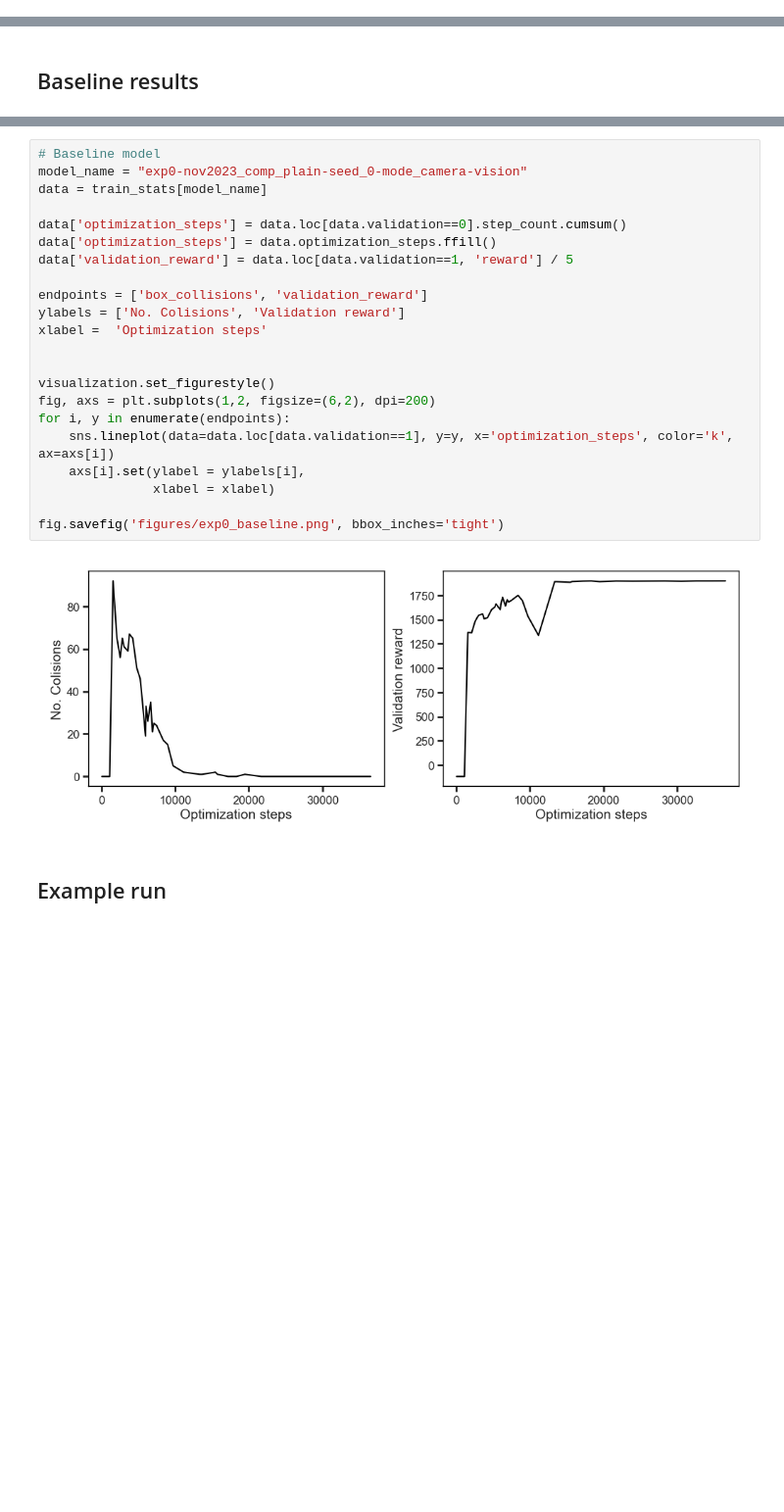
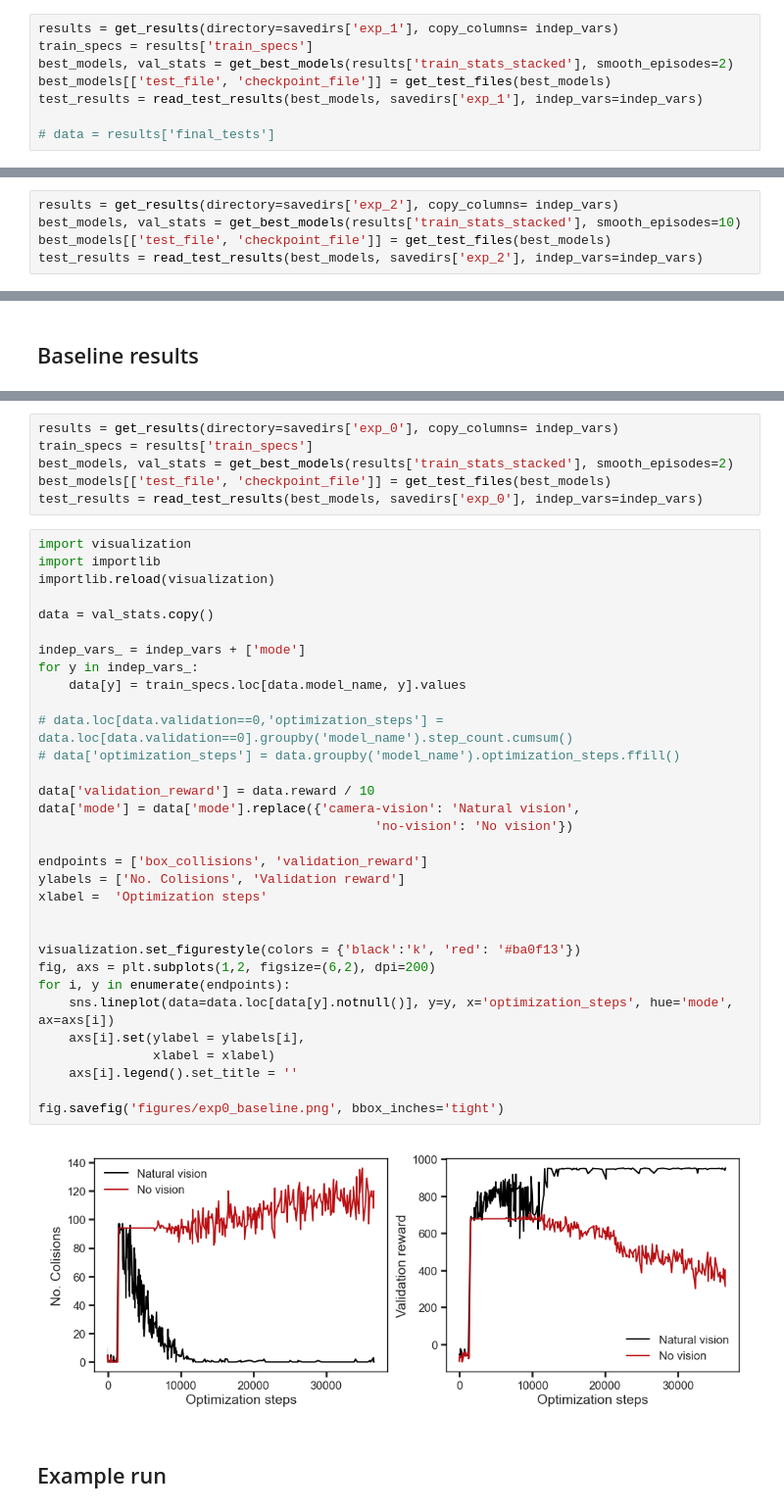
Before and after one commit to neuralcodinglab/RL-mobility, a Jupyter notebook: Python/Experiments/Analysis_Exp1.ipynb, the cells around one changed output, grey strips where cells are left out. Shown at 98% size. Drawn from its saved outputs; the diff is of its cells as text; blank space fills up the shorter version.

```diff
--- a/Python/Experiments/Analysis_Exp1.ipynb
+++ b/Python/Experiments/Analysis_Exp1.ipynb
@@ -100,0 +265,8 @@ data = data.loc[data.validation == 1].copy()
+# %%
+results = get_results(directory=savedirs['exp_1'], copy_columns= indep_vars)
+train_specs = results['train_specs']
+best_models, val_stats = get_best_models(results['train_stats_stacked'], smooth_episodes=2)
+best_models[['test_file', 'checkpoint_file']] = get_test_files(best_models)
+test_results = read_test_results(best_models, savedirs['exp_1'], indep_vars=indep_vars)
+
+# data = results['final_tests']
@@ -146,0 +736,5 @@ for model_name in train_specs.index:
+# %%
+results = get_results(directory=savedirs['exp_2'], copy_columns= indep_vars)
+best_models, val_stats = get_best_models(results['train_stats_stacked'], smooth_episodes=10)
+best_models[['test_file', 'checkpoint_file']] = get_test_files(best_models)
+test_results = read_test_results(best_models, savedirs['exp_2'], indep_vars=indep_vars)
@@ -389,27 +1001,43 @@ for model_name in train_specs.index:
+# %%
+results = get_results(directory=savedirs['exp_0'], copy_columns= indep_vars)
+train_specs = results['train_specs']
+best_models, val_stats = get_best_models(results['train_stats_stacked'], smooth_episodes=2)
+best_models[['test_file', 'checkpoint_file']] = get_test_files(best_models)
+test_results = read_test_results(best_models, savedirs['exp_0'], indep_vars=indep_vars)
 # %%
-# Baseline model
-model_name = "exp0-nov2023_comp_plain-seed_0-mode_camera-vision"
-data = train_stats[model_name]
+import visualization
+import importlib
+importlib.reload(visualization)
 
-data['optimization_steps'] = data.loc[data.validation==0].step_count.cumsum()
-data['optimization_steps'] = data.optimization_steps.ffill()
-data['validation_reward'] = data.loc[data.validation==1, 'reward'] / 5
+data = val_stats.copy()
+
+indep_vars_ = indep_vars + ['mode']
+for y in indep_vars_:
+    data[y] = train_specs.loc[data.model_name, y].values
+
+# data.loc[data.validation==0,'optimization_steps'] = data.loc[data.validation==0].groupby('model_name').step_count.cumsum()
+# data['optimization_steps'] = data.groupby('model_name').optimization_steps.ffill()
+
+data['validation_reward'] = data.reward / 10
+data['mode'] = data['mode'].replace({'camera-vision': 'Natural vision',
+                                            'no-vision': 'No vision'})
 
 endpoints = ['box_collisions', 'validation_reward']
 ylabels = ['No. Colisions', 'Validation reward']
 xlabel =  'Optimization steps'
 
 
-visualization.set_figurestyle()
+visualization.set_figurestyle(colors = {'black':'k', 'red': '#ba0f13'})
 fig, axs = plt.subplots(1,2, figsize=(6,2), dpi=200)
 for i, y in enumerate(endpoints):
-    sns.lineplot(data=data.loc[data.validation==1], y=y, x='optimization_steps', color='k', ax=axs[i])
+    sns.lineplot(data=data.loc[data[y].notnull()], y=y, x='optimization_steps', hue='mode', ax=axs[i])
     axs[i].set(ylabel = ylabels[i],
                xlabel = xlabel)
+    axs[i].legend().set_title = ''
 
 fig.savefig('figures/exp0_baseline.png', bbox_inches='tight')
 # %% [output]
-[figure, old version]
+[figure, new version]
 # %% [markdown]
 ## Example run
 # %%
```
Also changed, not shown: parts of 43 cells of this notebook.
